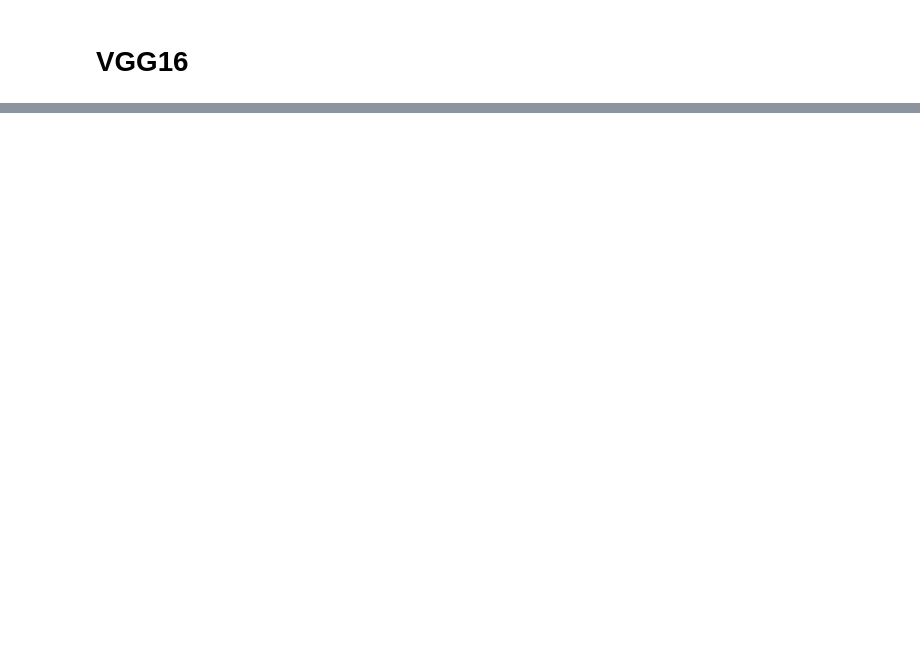
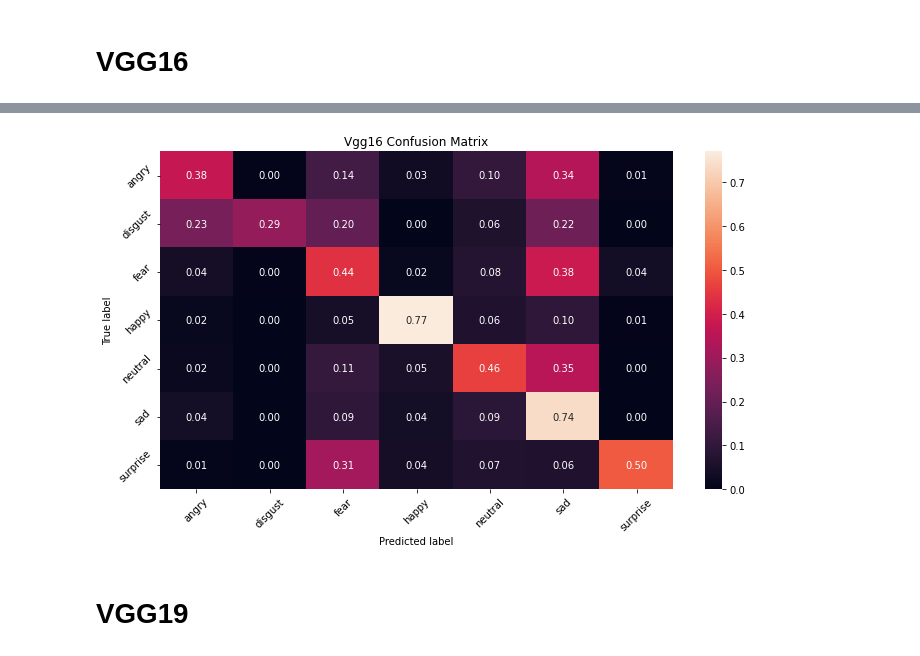
Before and after one commit to mihirkulkarni50/Deep-Learning-Project, a Jupyter notebook: Facial_Emotion_Detection_ipynb_Mihir.ipynb, the cells around one changed output, grey strips where cells are left out. Saved outputs shown, nothing was run; the diff lists cells and outputs as text; code cells hidden in the pictures; blank space fills up the shorter version.

```diff
--- a/Facial_Emotion_Detection_ipynb_Mihir.ipynb
+++ b/Facial_Emotion_Detection_ipynb_Mihir.ipynb
@@ -424,0 +558,5 @@ mobilenet.save('/content/drive/MyDrive/mobilenet.h5')
+# %%
+# Plotting the normalized confusion matrix
+plotc(model=vgg16, model_name='vgg16')
+# %% [output]
+[figure, added]
@@ -424,0 +566,2 @@ mobilenet.save('/content/drive/MyDrive/mobilenet.h5')
+# %% [markdown]
+# **VGG19**
```
Also changed, not shown: parts of 34 cells of this notebook.
